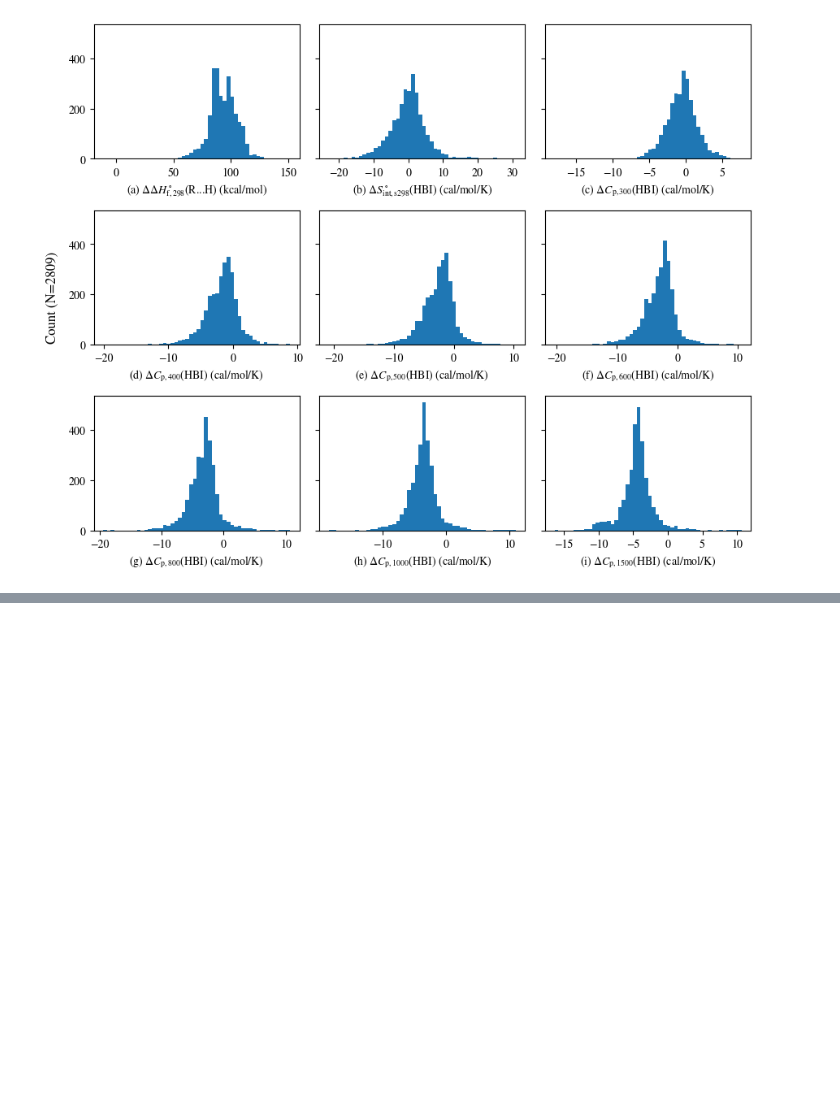
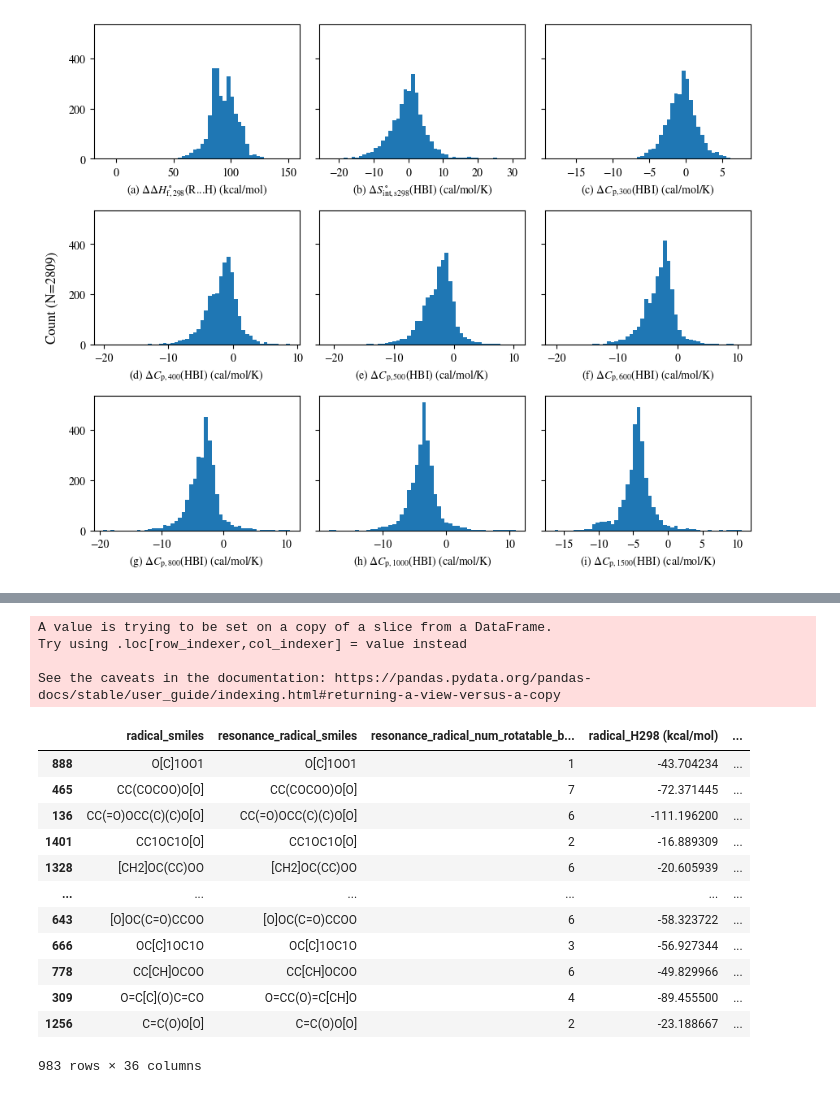
Before and after one commit to hwpang/RadicalTree, a Jupyter notebook: notebooks/5.3_plot_hbi_data.ipynb, the cells around one changed output, grey strips where cells are left out. Drawn from its saved outputs; the diff is of its cells as text; code cells hidden in the pictures; blank space fills up the shorter version.

```diff
--- a/notebooks/5.3_plot_hbi_data.ipynb
+++ b/notebooks/5.3_plot_hbi_data.ipynb
@@ -63,0 +168,23 @@ fig.savefig("../figures/data_hbi_hist.pdf", bbox_inches="tight")
+# %%
+temp_df = HBI_correction_df[HBI_correction_df["closed_shell_thermo_source"]!="GAV"]
+temp_df["abs_HBI_Cp1500 (cal/mol/K)"] = temp_df["HBI_Cp1500 (cal/mol/K)"].abs()
+temp_df = temp_df.sort_values("abs_HBI_Cp1500 (cal/mol/K)", ascending=False)
+temp_df
+# %% [output]
+A value is trying to be set on a copy of a slice from a DataFrame.
+Try using .loc[row_indexer,col_indexer] = value instead
+
+See the caveats in the documentation: https://pandas.pydata.org/pandas-docs/stable/user_guide/indexing.html#returning-a-view-versus-a-copy
+|  | radical_smiles | resonance_radical_smiles | resonance_radical_num_rotatable_b... | radical_H298 (kcal/mol) | ... |
+| 888 | O[C]1OO1 | O[C]1OO1 | 1 | -43.704234 | ... |
+| 465 | CC(COCOO)O[O] | CC(COCOO)O[O] | 7 | -72.371445 | ... |
+| 136 | CC(=O)OCC(C)(C)O[O] | CC(=O)OCC(C)(C)O[O] | 6 | -111.196200 | ... |
+| 1401 | CC1OC1O[O] | CC1OC1O[O] | 2 | -16.889309 | ... |
+| 1328 | [CH2]OC(CC)OO | [CH2]OC(CC)OO | 6 | -20.605939 | ... |
+| ... | ... | ... | ... | ... | ... |
+| 643 | [O]OC(C=O)CCOO | [O]OC(C=O)CCOO | 6 | -58.323722 | ... |
+| 666 | OC[C]1OC1O | OC[C]1OC1O | 3 | -56.927344 | ... |
+| 778 | CC[CH]OCOO | CC[CH]OCOO | 6 | -49.829966 | ... |
+| 309 | O=C[C](O)C=CO | O=CC(O)=C[CH]O | 4 | -89.455500 | ... |
+| 1256 | C=C(O)O[O] | C=C(O)O[O] | 2 | -23.188667 | ... |
+983 rows × 36 columns
```
Also changed, not shown: parts of 12 cells of this notebook, 3 other files.
